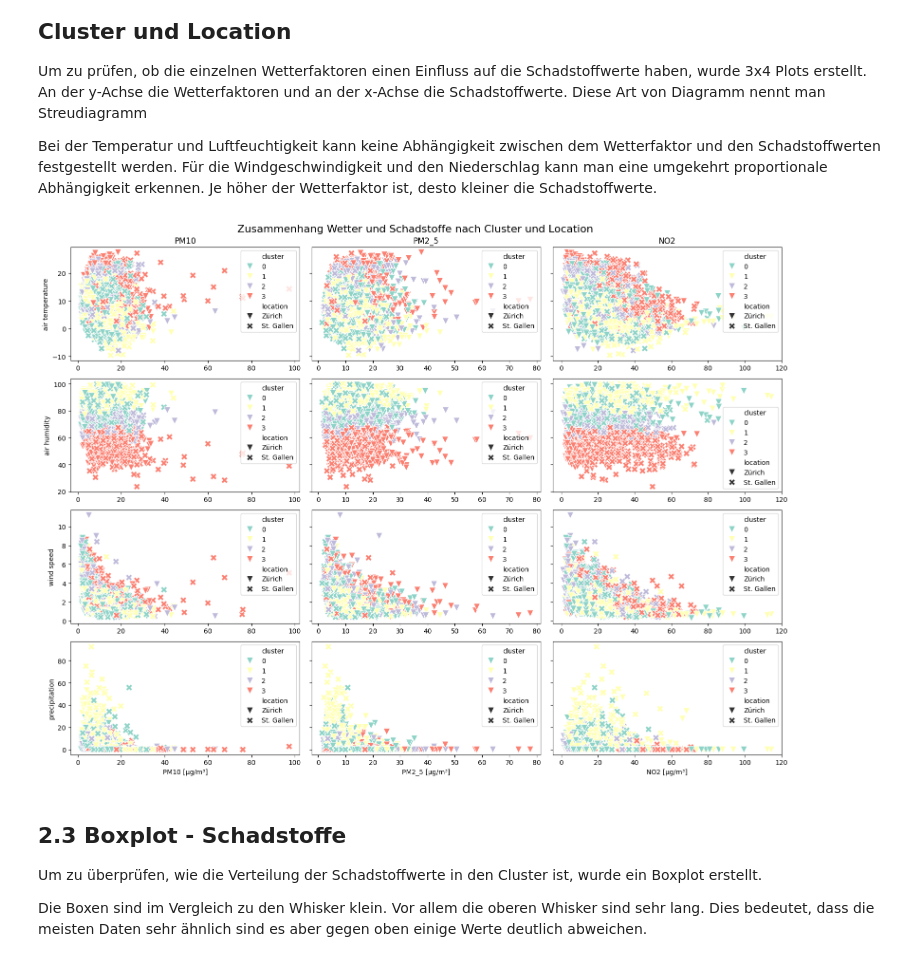
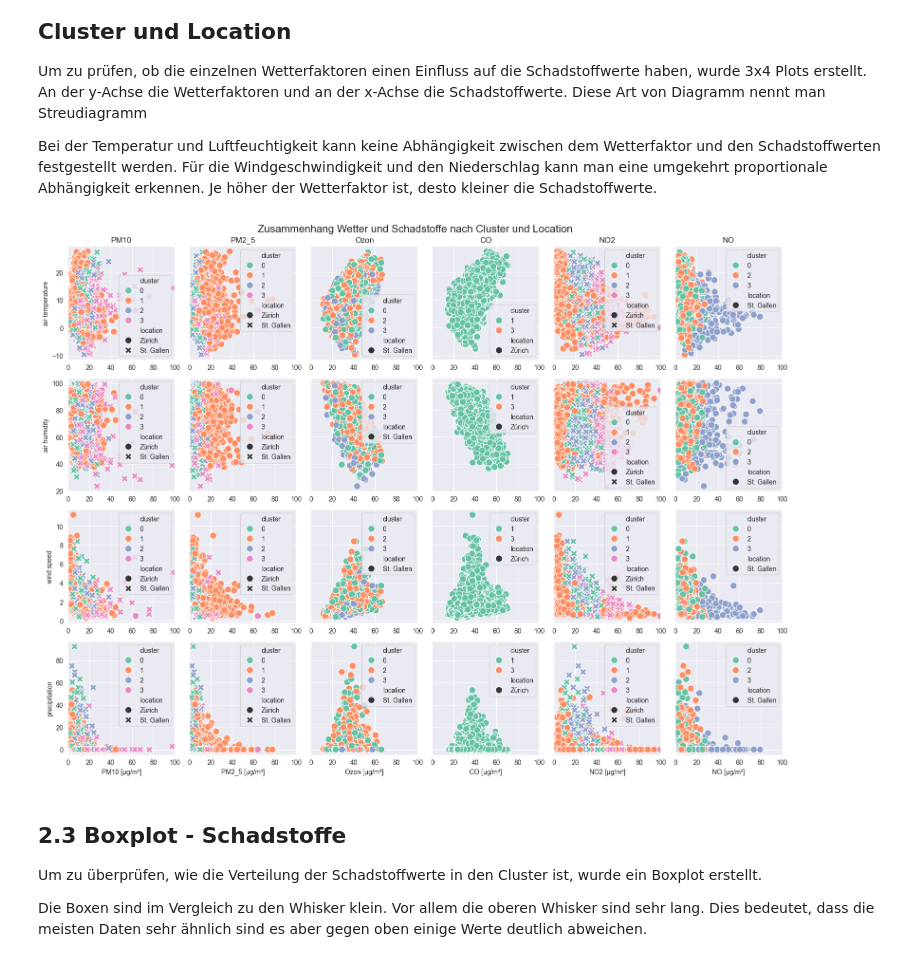
Before and after one commit to maringio/BigDataLeistungsnachweis, a Jupyter notebook: 03_Visualisation.ipynb, the cells around one changed output. Cells and saved outputs as stored; diff of their text form; code cells hidden in the pictures.

```diff
--- a/03_Visualisation.ipynb
+++ b/03_Visualisation.ipynb
@@ -72,45 +67,49 @@ Für die Windgeschwindigkeit und den Niederschlag kann man eine umgekehrt propor
 # %%
 # Definition of weather and pollutants columns
 weather_vars = ["air temperature", "air humidity", "wind speed", "precipitation"]
-pollutants = ["PM10", "PM2_5", "NO2"]
+pollutants = ["PM10", "PM2_5",  "Ozon", "CO", "NO2", "NO"]
 
 # Generate the subplots with rows for weather and columns for pollutants
 fig, axs = plt.subplots(len(weather_vars), len(pollutants), figsize=(16, 12), sharey='row')
 
 # Loop through all weather columns
 for i, w_var in enumerate(weather_vars):
     # Loop thru all pollutants columns
     for j, p_var in enumerate(pollutants):
         ax = axs[i, j]
 
+        filtered_df = df[df[p_var] != 0]
+
         sns.scatterplot(
-            data=df,
-            x=p_var,
-            y=w_var,
-            hue="cluster",          # keep cluster for colors
-            style="location",       # use different markers for location
-            palette="Set3",
-            markers=["v", "X"],     # triangle and cross for two locations
-            s=100,
-            ax=ax
-        )
+                data=filtered_df,
+                x=p_var,
+                y=w_var,
+                hue="cluster",
+                style="location",
+                palette="Set2",
+                markers=True,
+                s=100,
+                ax=ax
+            )
+
+        ax.set_xlim(0, 100)  # <-- Set x-axis limits
         # Show on top and bottom the labels for pollutants and on the right side for the weather data
         if i == 0:
             ax.set_title(p_var)
         if j == 0:
             ax.set_ylabel(w_var)
         else:
             ax.set_ylabel('')
         if i < len(weather_vars) - 1:
             ax.set_xlabel('')  # only the bottom row shows x label
         else:
             ax.set_xlabel(f"{p_var} [µg/m³]")
 
 plt.suptitle("Zusammenhang Wetter und Schadstoffe nach Cluster und Location", fontsize=16)
 plt.tight_layout()
 plt.show()
 # %% [output]
-[figure, old version]
+[figure, new version]
 # %% [markdown]
 ## 2.3 Boxplot - Schadstoffe
 Um zu überprüfen, wie die Verteilung der Schadstoffwerte in den Cluster ist, wurde ein Boxplot erstellt.
```
Also changed, not shown: parts of 3 cells of this notebook, 2 other files.
